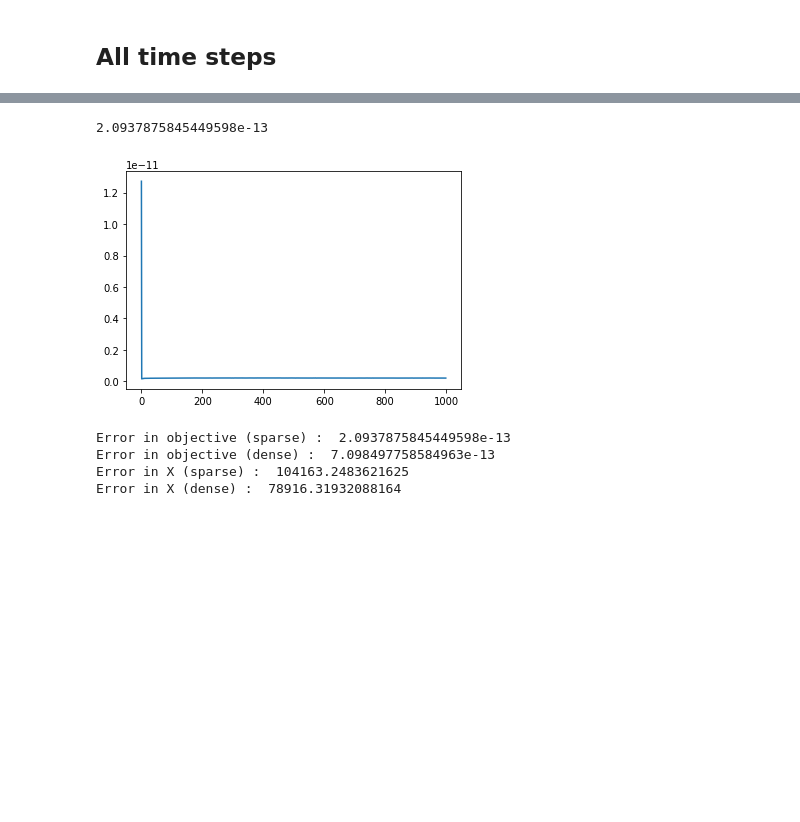
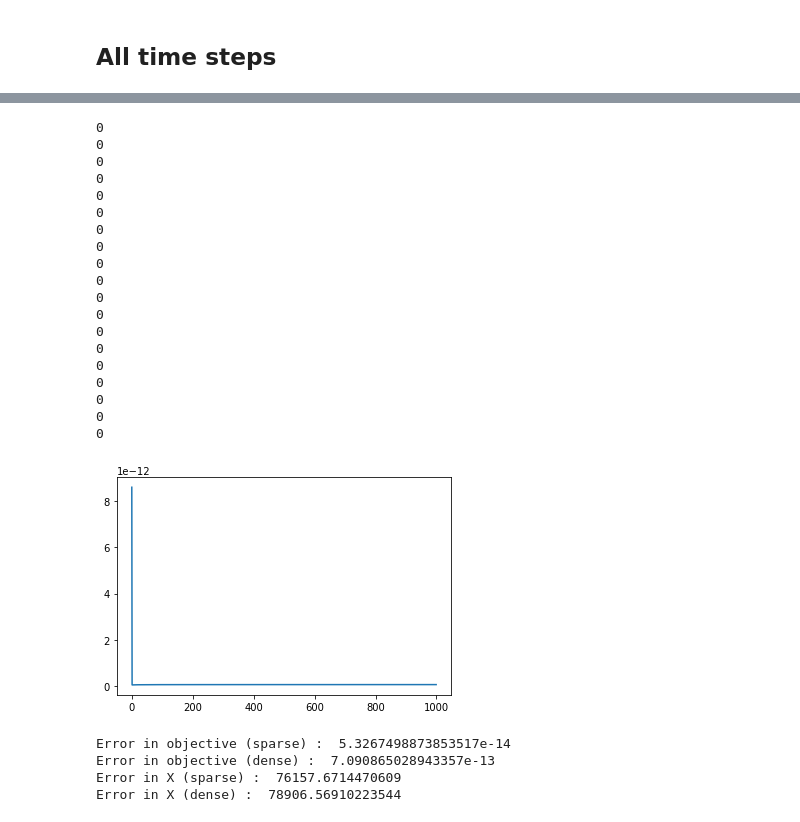
Before and after one commit to adityasinha379/Sparse-Recovery-of-Heard-Speech-Spectrogram, a Jupyter notebook: Project_as5624_vsr2119.ipynb, the cells around one changed output, grey strips where cells are left out. Drawn from its saved outputs; the diff is of its cells as text; code cells hidden in the pictures; blank space fills up the shorter version.

```diff
--- a/Project_as5624_vsr2119.ipynb
+++ b/Project_as5624_vsr2119.ipynb
@@ -15,5 +12,5 @@ The autoreload extension is already loaded. To reload it, use:
 # %%
-X = getX(1, 'MS01')
+X_full = getX(1, 'MS01')
 print('X found')
 Y = getY(1, 'MS01')
 print('Y found')
@@ -56,4 +53,7 @@ plt.show()
 [figure]
 # %% [markdown]
 ## Sparse Recovery and tuning for single time step
+# %%
+X = X_full[:,200:-200]
+Y_new = A@X
 # %%
@@ -115,25 +111,43 @@ Error in x (dense) :  1582.2624265796742
 # %%
 from tqdm import tqdm_notebook as tqdm
 # Using projected subgradient method
-lr = 4e-1
+lr = 1e-1
 X_rec = np.zeros_like(X)
 iters = 1000
 err = np.zeros(iters)
-t = 300#np.shape(Y_new)
+t = np.shape(Y_new)[1]
 
-for i in tqdm(range(600,600+t)):
+for i in tqdm(range(t)):
     X_rec[:,i],temp = proj_subgrad(A,Y_new[:,i],lr,iters=iters)
     err += np.array(temp)/t
 
 show_result(A,Y_new,X,X_rec,err)
 # %% [output]
 [interactive output not drawn]
-2.0937875845449598e-13
+0
+0
+0
+0
+0
+0
+0
+0
+0
+0
+0
+0
+0
+0
+0
+0
+0
+0
+0
-[figure, old version]
+[figure, new version]
-Error in objective (sparse) :  2.0937875845449598e-13
-Error in objective (dense) :  7.098497758584963e-13
-Error in X (sparse) :  104163.2483621625
-Error in X (dense) :  78916.31932088164
+Error in objective (sparse) :  5.3267498873853517e-14
+Error in objective (dense) :  7.090865028943357e-13
+Error in X (sparse) :  76157.6714470609
+Error in X (dense) :  78906.56910223544
 # %%
 X_reca = X_rec.copy()
 X_reca[X_reca<0] = 0
```
Also changed, not shown: parts of 11 cells of this notebook, 3 other files.
